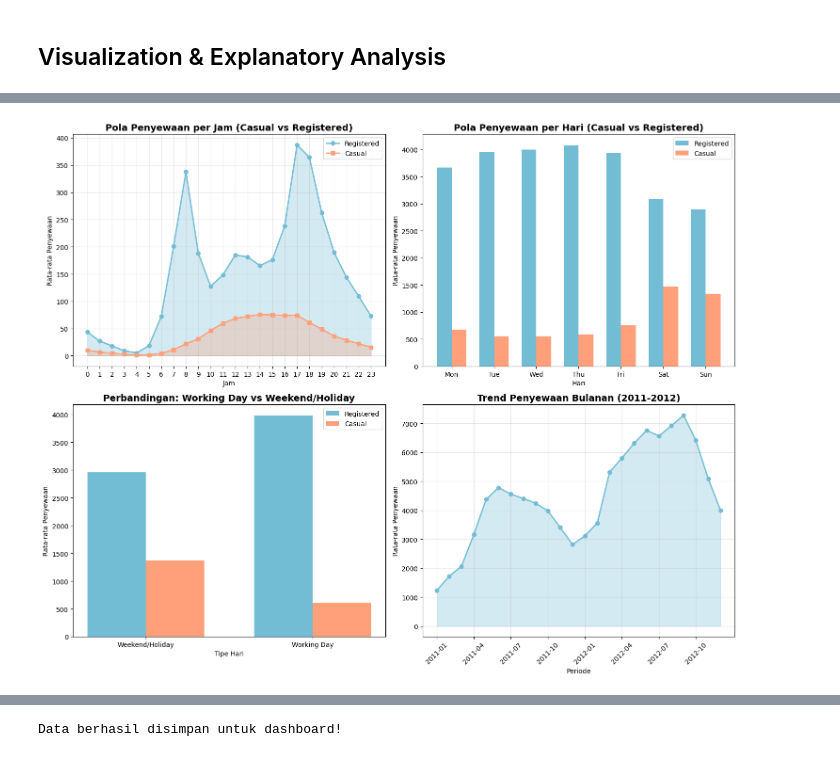
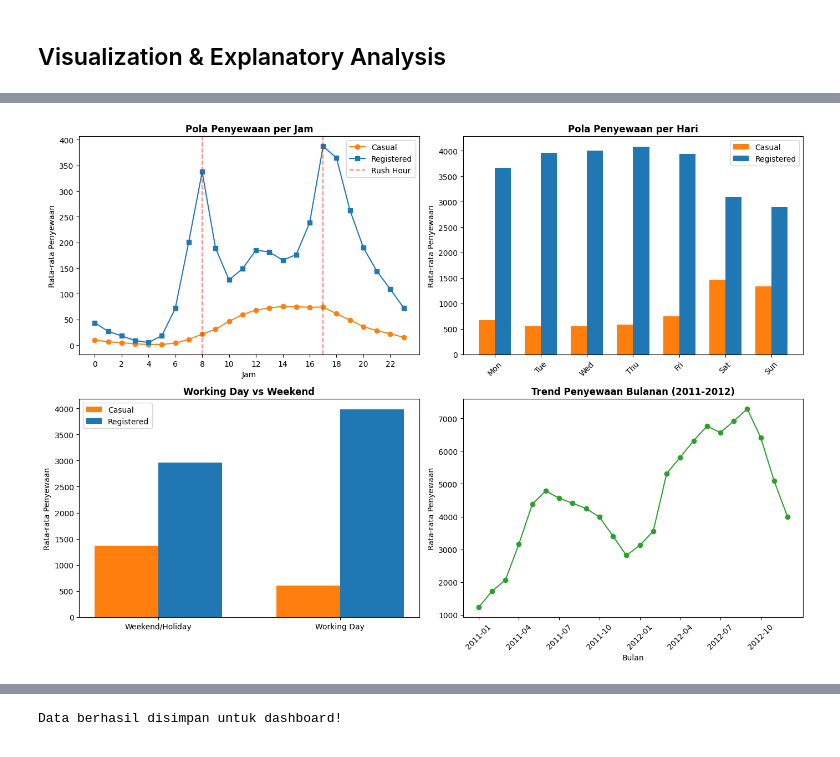
Before and after one commit to mergeconflictlover/bike-sharing-analysis, a Jupyter notebook: notebook.ipynb, the cells around one changed output, grey strips where cells are left out. Cells and saved outputs as stored; diff of their text form; code cells hidden in the pictures.

```diff
--- a/notebook.ipynb
+++ b/notebook.ipynb
@@ -236,16 +185,0 @@ hour_df['year'] = hour_df['yr'].map(year_map)
-# %%
-# Denormalisasi nilai suhu, kelembaban, dan kecepatan angin
-# temp: nilai asli = temp * 41
-# atemp: nilai asli = atemp * 50
-# hum: nilai asli = hum * 100
-# windspeed: nilai asli = windspeed * 67
-
-day_df['temp_actual'] = day_df['temp'] * 41
-day_df['atemp_actual'] = day_df['atemp'] * 50
-day_df['hum_actual'] = day_df['hum'] * 100
-day_df['windspeed_actual'] = day_df['windspeed'] * 67
-
-hour_df['temp_actual'] = hour_df['temp'] * 41
-hour_df['atemp_actual'] = hour_df['atemp'] * 50
-hour_df['hum_actual'] = hour_df['hum'] * 100
-hour_df['windspeed_actual'] = hour_df['windspeed'] * 67
@@ -536,64 +328,53 @@ plt.show()
 # %%
-fig, axes = plt.subplots(2, 2, figsize=(15, 12))
+fig, axes = plt.subplots(2, 2, figsize=(14, 10))
 
-# 1. Penyewaan per Jam
-hourly_avg = hour_df.groupby('hr')[['casual', 'registered', 'cnt']].mean()
-axes[0, 0].plot(hourly_avg.index, hourly_avg['registered'], marker='o', label='Registered', color='#72BCD4', linewidth=2)
-axes[0, 0].plot(hourly_avg.index, hourly_avg['casual'], marker='s', label='Casual', color='#FFA07A', linewidth=2)
-axes[0, 0].fill_between(hourly_avg.index, hourly_avg['registered'], alpha=0.3, color='#72BCD4')
-axes[0, 0].fill_between(hourly_avg.index, hourly_avg['casual'], alpha=0.3, color='#FFA07A')
-axes[0, 0].set_title('Pola Penyewaan per Jam (Casual vs Registered)', fontsize=14, fontweight='bold')
+# Pola per jam
+hourly = hour_df.groupby('hr')[['casual', 'registered']].mean()
+axes[0, 0].plot(hourly.index, hourly['casual'], 'o-', label='Casual', color='#ff7f0e')
+axes[0, 0].plot(hourly.index, hourly['registered'], 's-', label='Registered', color='#1f77b4')
+axes[0, 0].axvline(x=8, color='red', linestyle='--', alpha=0.5, label='Rush Hour')
+axes[0, 0].axvline(x=17, color='red', linestyle='--', alpha=0.5)
+axes[0, 0].set_title('Pola Penyewaan per Jam', fontweight='bold')
 axes[0, 0].set_xlabel('Jam')
 axes[0, 0].set_ylabel('Rata-rata Penyewaan')
 axes[0, 0].legend()
-axes[0, 0].set_xticks(range(0, 24))
-axes[0, 0].grid(True, alpha=0.3)
+axes[0, 0].set_xticks(range(0, 24, 2))
 
-# 2. Penyewaan per Hari dalam Seminggu
-day_order = ['Monday', 'Tuesday', 'Wednesday', 'Thursday', 'Friday', 'Saturday', 'Sunday']
-weekday_avg = day_df.groupby('weekday_name')[['casual', 'registered']].mean().reindex(day_order)
-
-x = np.arange(len(day_order))
+# Pola per hari
+weekday = day_df.groupby('weekday_name')[['casual', 'registered']].mean()
+x = np.arange(len(weekday))
 width = 0.35
-axes[0, 1].bar(x - width/2, weekday_avg['registered'], width, label='Registered', color='#72BCD4')
-axes[0, 1].bar(x + width/2, weekday_avg['casual'], width, label='Casual', color='#FFA07A')
-axes[0, 1].set_title('Pola Penyewaan per Hari (Casual vs Registered)', fontsize=14, fontweight='bold')
-axes[0, 1].set_xlabel('Hari')
+axes[0, 1].bar(x - width/2, weekday['casual'], width, label='Casual', color='#ff7f0e')
+axes[0, 1].bar(x + width/2, weekday['registered'], width, label='Registered', color='#1f77b4')
+axes[0, 1].set_xticks(x)
+axes[0, 1].set_xticklabels(['Mon', 'Tue', 'Wed', 'Thu', 'Fri', 'Sat', 'Sun'], rotation=45)
+axes[0, 1].set_title('Pola Penyewaan per Hari', fontweight='bold')
 axes[0, 1].set_ylabel('Rata-rata Penyewaan')
-axes[0, 1].set_xticks(x)
-axes[0, 1].set_xticklabels(['Mon', 'Tue', 'Wed', 'Thu', 'Fri', 'Sat', 'Sun'])
 axes[0, 1].legend()
 
-# 3. Penyewaan: Working Day vs Weekend/Holiday
-workday_casual = day_df.groupby('workingday')['casual'].mean()
-workday_registered = day_df.groupby('workingday')['registered'].mean()
-
-labels = ['Weekend/Holiday', 'Working Day']
-x = np.arange(len(labels))
-axes[1, 0].bar(x - width/2, workday_registered, width, label='Registered', color='#72BCD4')
-axes[1, 0].bar(x + width/2, workday_casual, width, label='Casual', color='#FFA07A')
-axes[1, 0].set_title('Perbandingan: Working Day vs Weekend/Holiday', fontsize=14, fontweight='bold')
-axes[1, 0].set_xlabel('Tipe Hari')
+# Working day vs weekend
+wd = day_df.groupby('workingday')[['casual', 'registered']].mean()
+x = np.arange(2)
+axes[1, 0].bar(x - width/2, wd['casual'], width, label='Casual', color='#ff7f0e')
+axes[1, 0].bar(x + width/2, wd['registered'], width, label='Registered', color='#1f77b4')
+axes[1, 0].set_xticks(x)
+axes[1, 0].set_xticklabels(['Weekend/Holiday', 'Working Day'])
+axes[1, 0].set_title('Working Day vs Weekend', fontweight='bold')
 axes[1, 0].set_ylabel('Rata-rata Penyewaan')
-axes[1, 0].set_xticks(x)
-axes[1, 0].set_xticklabels(labels)
 axes[1, 0].legend()
 
-# 4. Trend Penyewaan Bulanan
-monthly_trend = day_df.groupby(['year', 'mnth'])[['cnt', 'casual', 'registered']].mean().reset_index()
-monthly_trend['period'] = monthly_trend['year'].astype(str) + '-' + monthly_trend['mnth'].astype(str).str.zfill(2)
-
-axes[1, 1].plot(range(len(monthly_trend)), monthly_trend['cnt'], marker='o', color='#72BCD4', linewidth=2)
-axes[1, 1].fill_between(range(len(monthly_trend)), monthly_trend['cnt'], alpha=0.3, color='#72BCD4')
-axes[1, 1].set_title('Trend Penyewaan Bulanan (2011-2012)', fontsize=14, fontweight='bold')
-axes[1, 1].set_xlabel('Periode')
+# Trend bulanan
+monthly = day_df.groupby(['year', 'mnth'])['cnt'].mean().reset_index()
+monthly['period'] = monthly['year'].astype(str) + '-' + monthly['mnth'].astype(str).str.zfill(2)
+axes[1, 1].plot(range(len(monthly)), monthly['cnt'], 'o-', color='#2ca02c')
+axes[1, 1].set_title('Trend Penyewaan Bulanan (2011-2012)', fontweight='bold')
+axes[1, 1].set_xlabel('Bulan')
 axes[1, 1].set_ylabel('Rata-rata Penyewaan')
-axes[1, 1].set_xticks(range(0, len(monthly_trend), 3))
-axes[1, 1].set_xticklabels(monthly_trend['period'].iloc[::3], rotation=45)
-axes[1, 1].grid(True, alpha=0.3)
+axes[1, 1].set_xticks(range(0, len(monthly), 3))
+axes[1, 1].set_xticklabels(monthly['period'].iloc[::3], rotation=45)
 
 plt.tight_layout()
-plt.savefig('dashboard/time_analysis.png', dpi=150, bbox_inches='tight')
+plt.savefig('dashboard/time_analysis.png', dpi=150)
 plt.show()
 # %% [output]
-[figure, old version]
+[figure, new version]
```
Also changed, not shown: parts of 76 cells of this notebook, 7 other files.
